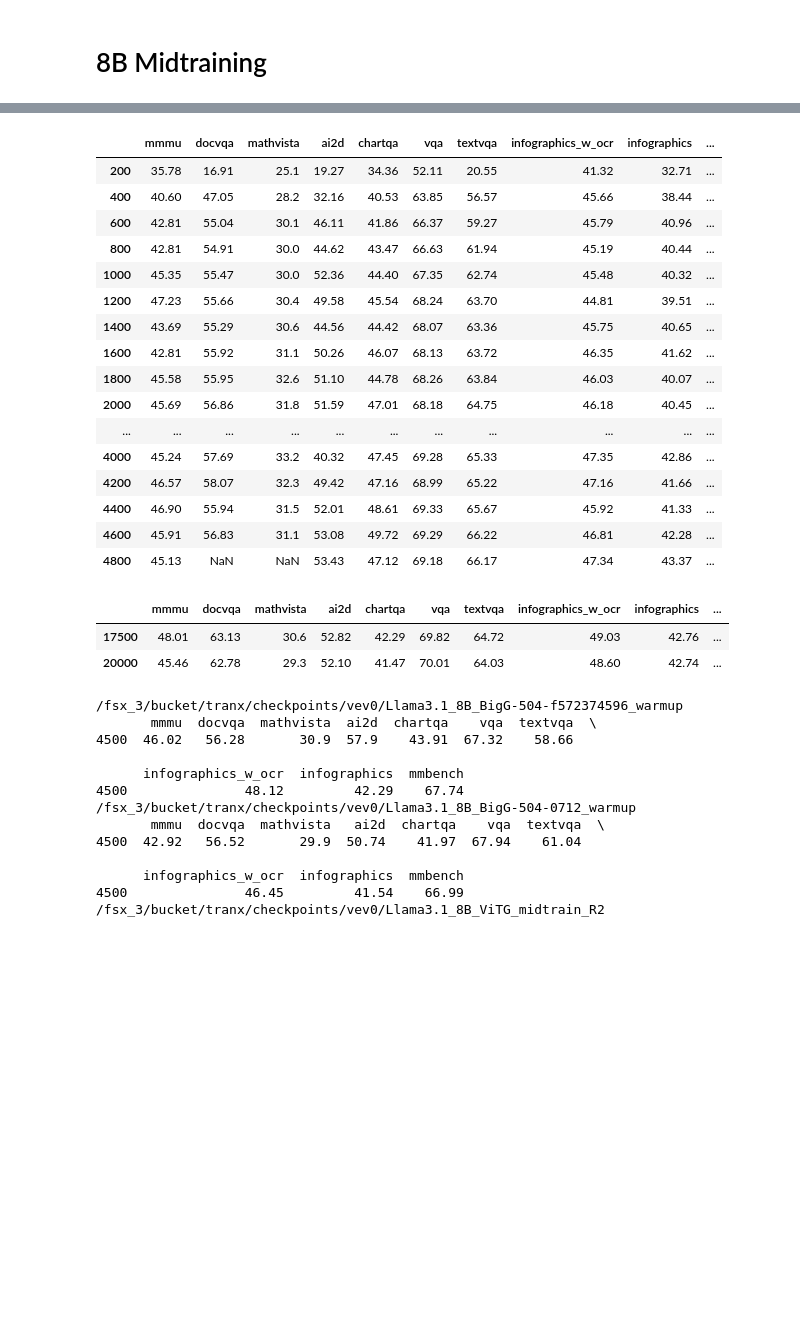
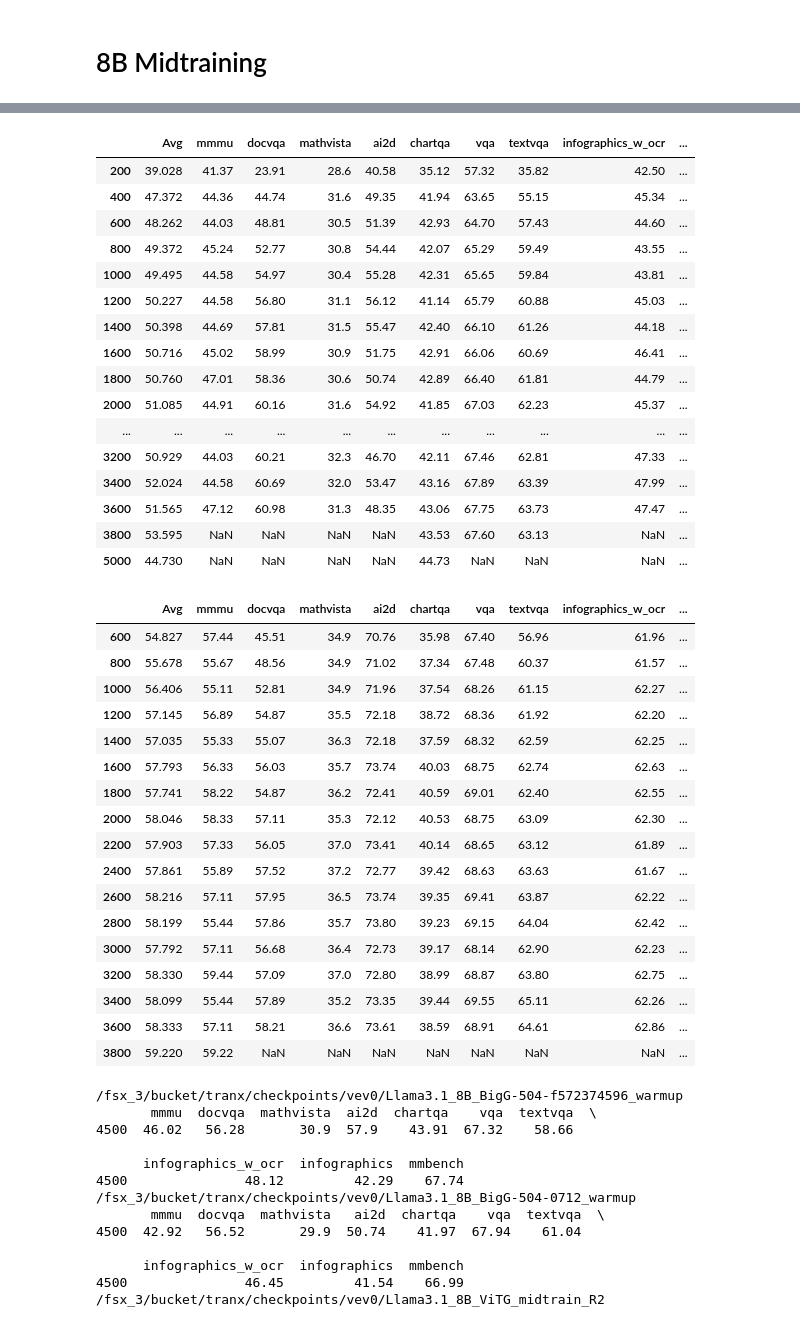
Before and after one commit to harrytranx/experiments, a Jupyter notebook: ablations/eval.ipynb, the cells around one changed output, grey strips where cells are left out. Drawn from its saved outputs; the diff is of its cells as text; code cells hidden in the pictures; blank space fills up the shorter version.

Commit message:
perceiver sizing analysis

```diff
--- a/ablations/eval.ipynb
+++ b/ablations/eval.ipynb
@@ -92,40 +86,64 @@ Llama3.1_8B_ViTG_392_stage1_base_vision_select3
 # %%
-read_eval_results(
-    # watch_path="/fsx_3/bucket/cyprien/checkpoints/data_ablations_mm10/Llama3.1_8B_ViTG_base_VE_stage1_base",
-    watch_path="/fsx_3/bucket/cyprien/checkpoints/data_ablations_mm10/Llama3.1_8B_ViTG_stage1_from_midtrained_perceiver_17k5_base",
+df = read_eval_results(
+    watch_path="/fsx_3/bucket/cyprien/checkpoints/data_ablations_mm10/Llama3.1_8B_ViTG_base_VE_stage1_base",
+    # watch_path="/fsx_3/bucket/cyprien/checkpoints/data_ablations_mm10/Llama3.1_8B_ViTG_stage1_from_midtrained_perceiver_17k5_base",
     # steps=[3200],
+    # watch_path="/fsx_0/checkpoints/mm10.2/MM10.2_Stage1_70B/MH24_70B_ViTG_392px_R1",
+    # watch_path="/fsx_3/bucket/tranx/checkpoints/vev0/Llama3.1_8B_ViTG_392_midtrain_perceiver_17k5_R3_vision_select3",
+    # watch_path="/fsx_3/bucket/cyprien/checkpoints/data_ablations_mm10/Llama3.1_8B_ViTG_392_stage1_base_vision_select3",
     read_format="report_mmai",
     # base_eval_output_dir="evals_master"
 )
+
+df.insert(0, 'Avg', df.iloc[:, :-3].mean(axis=1))
+df
 # %% [output]
-|  | mmmu | docvqa | mathvista | ai2d | chartqa | vqa | textvqa | infographics_w_ocr | infographics | ... |
-| 200 | 35.78 | 16.91 | 25.1 | 19.27 | 34.36 | 52.11 | 20.55 | 41.32 | 32.71 | ... |
-| 400 | 40.60 | 47.05 | 28.2 | 32.16 | 40.53 | 63.85 | 56.57 | 45.66 | 38.44 | ... |
-| 600 | 42.81 | 55.04 | 30.1 | 46.11 | 41.86 | 66.37 | 59.27 | 45.79 | 40.96 | ... |
-| 800 | 42.81 | 54.91 | 30.0 | 44.62 | 43.47 | 66.63 | 61.94 | 45.19 | 40.44 | ... |
-| 1000 | 45.35 | 55.47 | 30.0 | 52.36 | 44.40 | 67.35 | 62.74 | 45.48 | 40.32 | ... |
-| 1200 | 47.23 | 55.66 | 30.4 | 49.58 | 45.54 | 68.24 | 63.70 | 44.81 | 39.51 | ... |
-| 1400 | 43.69 | 55.29 | 30.6 | 44.56 | 44.42 | 68.07 | 63.36 | 45.75 | 40.65 | ... |
-| 1600 | 42.81 | 55.92 | 31.1 | 50.26 | 46.07 | 68.13 | 63.72 | 46.35 | 41.62 | ... |
-| 1800 | 45.58 | 55.95 | 32.6 | 51.10 | 44.78 | 68.26 | 63.84 | 46.03 | 40.07 | ... |
-| 2000 | 45.69 | 56.86 | 31.8 | 51.59 | 47.01 | 68.18 | 64.75 | 46.18 | 40.45 | ... |
+|  | Avg | mmmu | docvqa | mathvista | ai2d | chartqa | vqa | textvqa | infographics_w_ocr | ... |
+| 200 | 39.028 | 41.37 | 23.91 | 28.6 | 40.58 | 35.12 | 57.32 | 35.82 | 42.50 | ... |
+| 400 | 47.372 | 44.36 | 44.74 | 31.6 | 49.35 | 41.94 | 63.65 | 55.15 | 45.34 | ... |
+| 600 | 48.262 | 44.03 | 48.81 | 30.5 | 51.39 | 42.93 | 64.70 | 57.43 | 44.60 | ... |
+| 800 | 49.372 | 45.24 | 52.77 | 30.8 | 54.44 | 42.07 | 65.29 | 59.49 | 43.55 | ... |
+| 1000 | 49.495 | 44.58 | 54.97 | 30.4 | 55.28 | 42.31 | 65.65 | 59.84 | 43.81 | ... |
+| 1200 | 50.227 | 44.58 | 56.80 | 31.1 | 56.12 | 41.14 | 65.79 | 60.88 | 45.03 | ... |
+| 1400 | 50.398 | 44.69 | 57.81 | 31.5 | 55.47 | 42.40 | 66.10 | 61.26 | 44.18 | ... |
+| 1600 | 50.716 | 45.02 | 58.99 | 30.9 | 51.75 | 42.91 | 66.06 | 60.69 | 46.41 | ... |
+| 1800 | 50.760 | 47.01 | 58.36 | 30.6 | 50.74 | 42.89 | 66.40 | 61.81 | 44.79 | ... |
+| 2000 | 51.085 | 44.91 | 60.16 | 31.6 | 54.92 | 41.85 | 67.03 | 62.23 | 45.37 | ... |
 | ... | ... | ... | ... | ... | ... | ... | ... | ... | ... | ... |
-| 4000 | 45.24 | 57.69 | 33.2 | 40.32 | 47.45 | 69.28 | 65.33 | 47.35 | 42.86 | ... |
-| 4200 | 46.57 | 58.07 | 32.3 | 49.42 | 47.16 | 68.99 | 65.22 | 47.16 | 41.66 | ... |
-| 4400 | 46.90 | 55.94 | 31.5 | 52.01 | 48.61 | 69.33 | 65.67 | 45.92 | 41.33 | ... |
-| 4600 | 45.91 | 56.83 | 31.1 | 53.08 | 49.72 | 69.29 | 66.22 | 46.81 | 42.28 | ... |
-| 4800 | 45.13 | NaN | NaN | 53.43 | 47.12 | 69.18 | 66.17 | 47.34 | 43.37 | ... |
+| 3200 | 50.929 | 44.03 | 60.21 | 32.3 | 46.70 | 42.11 | 67.46 | 62.81 | 47.33 | ... |
+| 3400 | 52.024 | 44.58 | 60.69 | 32.0 | 53.47 | 43.16 | 67.89 | 63.39 | 47.99 | ... |
+| 3600 | 51.565 | 47.12 | 60.98 | 31.3 | 48.35 | 43.06 | 67.75 | 63.73 | 47.47 | ... |
+| 3800 | 53.595 | NaN | NaN | NaN | NaN | 43.53 | 67.60 | 63.13 | NaN | ... |
+| 5000 | 44.730 | NaN | NaN | NaN | NaN | 44.73 | NaN | NaN | NaN | ... |
 # %%
-read_eval_results(
-    # watch_path="/fsx_3/bucket/tranx/checkpoints/vev0/Llama3.1_8B_ViTG_504ft_warmup",
-    watch_path="/fsx_3/bucket/tranx/checkpoints/vev0/Llama3.1_8B_ViTG_warmup_resume_bz16",
-    steps=[17500, 20000],
-    read_format="report_mmai"
+df = read_eval_results(
+    # watch_path="/fsx_3/bucket/tranx/checkpoints/vev0/Llama3.1_8B_ViTG_392_midtrain_perceiver_17k5_R3_vision_select3",
+    watch_path="/fsx_0/checkpoints/mm10.2/MM10.2_Stage1_70B/MH24_70B_ViTG_392px_R1",
+    # steps=[17500, 20000],
+    read_format="report_mmai",
+    base_eval_output_dir="evals_master"
 )
+df.insert(0, 'Avg', df.iloc[:, :-3].mean(axis=1))
+df
 # %% [output]
-|  | mmmu | docvqa | mathvista | ai2d | chartqa | vqa | textvqa | infographics_w_ocr | infographics | ... |
-| 17500 | 48.01 | 63.13 | 30.6 | 52.82 | 42.29 | 69.82 | 64.72 | 49.03 | 42.76 | ... |
-| 20000 | 45.46 | 62.78 | 29.3 | 52.10 | 41.47 | 70.01 | 64.03 | 48.60 | 42.74 | ... |
+|  | Avg | mmmu | docvqa | mathvista | ai2d | chartqa | vqa | textvqa | infographics_w_ocr | ... |
+| 600 | 54.827 | 57.44 | 45.51 | 34.9 | 70.76 | 35.98 | 67.40 | 56.96 | 61.96 | ... |
+| 800 | 55.678 | 55.67 | 48.56 | 34.9 | 71.02 | 37.34 | 67.48 | 60.37 | 61.57 | ... |
+| 1000 | 56.406 | 55.11 | 52.81 | 34.9 | 71.96 | 37.54 | 68.26 | 61.15 | 62.27 | ... |
+| 1200 | 57.145 | 56.89 | 54.87 | 35.5 | 72.18 | 38.72 | 68.36 | 61.92 | 62.20 | ... |
+| 1400 | 57.035 | 55.33 | 55.07 | 36.3 | 72.18 | 37.59 | 68.32 | 62.59 | 62.25 | ... |
+| 1600 | 57.793 | 56.33 | 56.03 | 35.7 | 73.74 | 40.03 | 68.75 | 62.74 | 62.63 | ... |
+| 1800 | 57.741 | 58.22 | 54.87 | 36.2 | 72.41 | 40.59 | 69.01 | 62.40 | 62.55 | ... |
+| 2000 | 58.046 | 58.33 | 57.11 | 35.3 | 72.12 | 40.53 | 68.75 | 63.09 | 62.30 | ... |
+| 2200 | 57.903 | 57.33 | 56.05 | 37.0 | 73.41 | 40.14 | 68.65 | 63.12 | 61.89 | ... |
+| 2400 | 57.861 | 55.89 | 57.52 | 37.2 | 72.77 | 39.42 | 68.63 | 63.63 | 61.67 | ... |
+| 2600 | 58.216 | 57.11 | 57.95 | 36.5 | 73.74 | 39.35 | 69.41 | 63.87 | 62.22 | ... |
+| 2800 | 58.199 | 55.44 | 57.86 | 35.7 | 73.80 | 39.23 | 69.15 | 64.04 | 62.42 | ... |
+| 3000 | 57.792 | 57.11 | 56.68 | 36.4 | 72.73 | 39.17 | 68.14 | 62.90 | 62.23 | ... |
+| 3200 | 58.330 | 59.44 | 57.09 | 37.0 | 72.80 | 38.99 | 68.87 | 63.80 | 62.75 | ... |
+| 3400 | 58.099 | 55.44 | 57.89 | 35.2 | 73.35 | 39.44 | 69.55 | 65.11 | 62.26 | ... |
+| 3600 | 58.333 | 57.11 | 58.21 | 36.6 | 73.61 | 38.59 | 68.91 | 64.61 | 62.86 | ... |
+| 3800 | 59.220 | 59.22 | NaN | NaN | NaN | NaN | NaN | NaN | NaN | ... |
 # %%
 for d in output_dirs:
     print(d)
```
Also changed, not shown: parts of 2 cells of this notebook, 6 other files.
